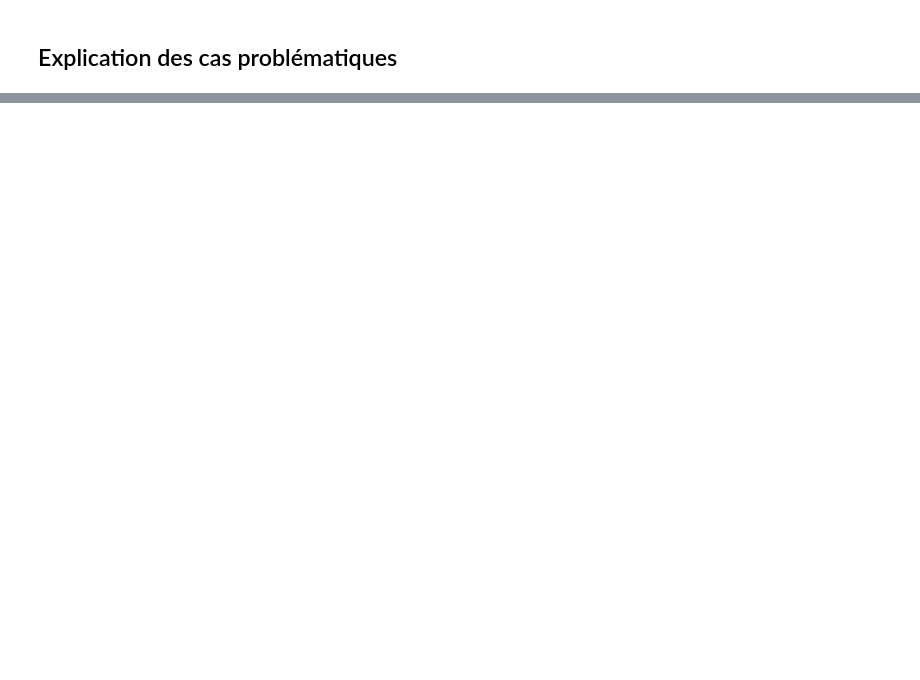
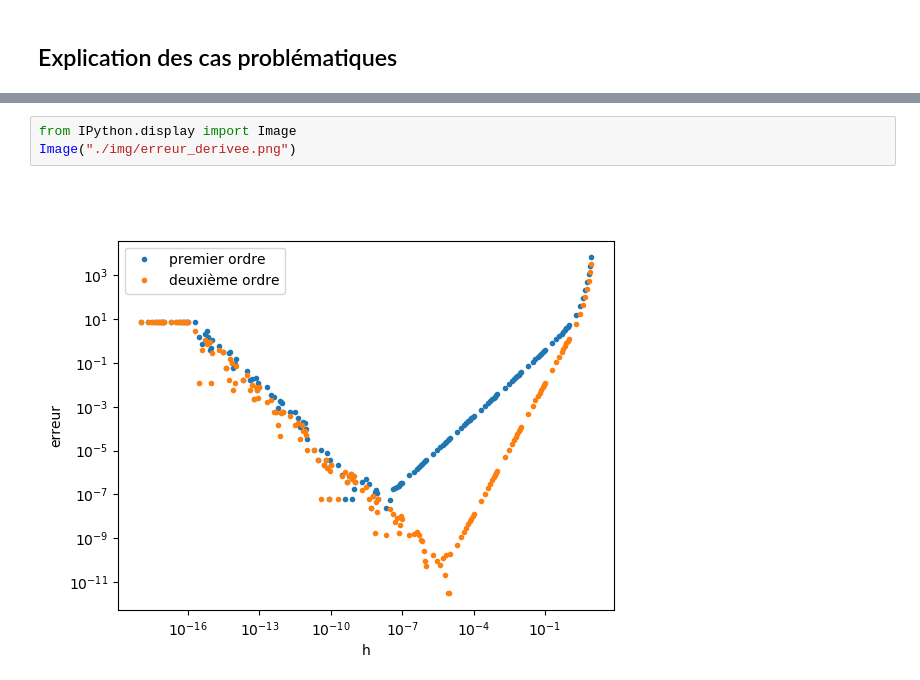
Before and after one commit to trasen1003/lignes-de-niveau, a Jupyter notebook: livrable.ipynb, the cells around one changed output, grey strips where cells are left out. Cells and saved outputs as stored; diff of their text form; blank space fills up the shorter version.

```diff
--- a/livrable.ipynb
+++ b/livrable.ipynb
@@ -110,0 +338,5 @@ La fonction n'est pas assez régulière au voisinage de $(x_0,y_0)$, ce qui occa
+# %%
+from IPython.display import Image
+Image("./img/erreur_derivee.png")
+# %% [output]
+[figure, added]
```
Also changed, not shown: parts of 50 cells of this notebook, 3 other files.
